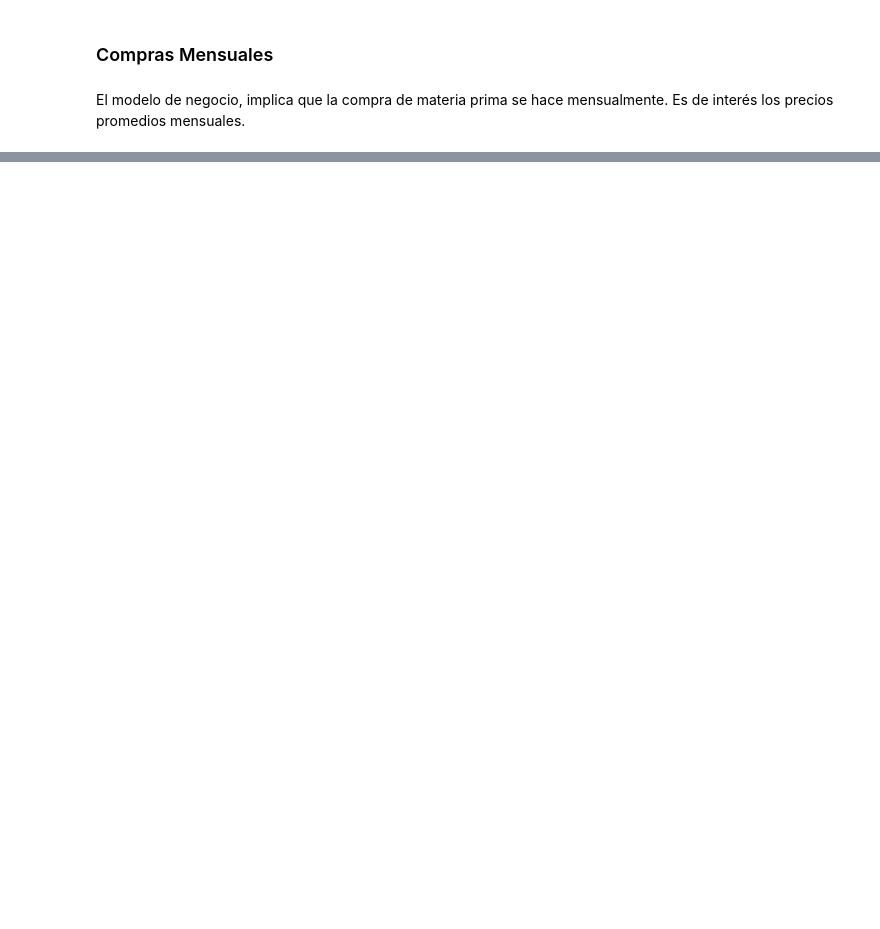
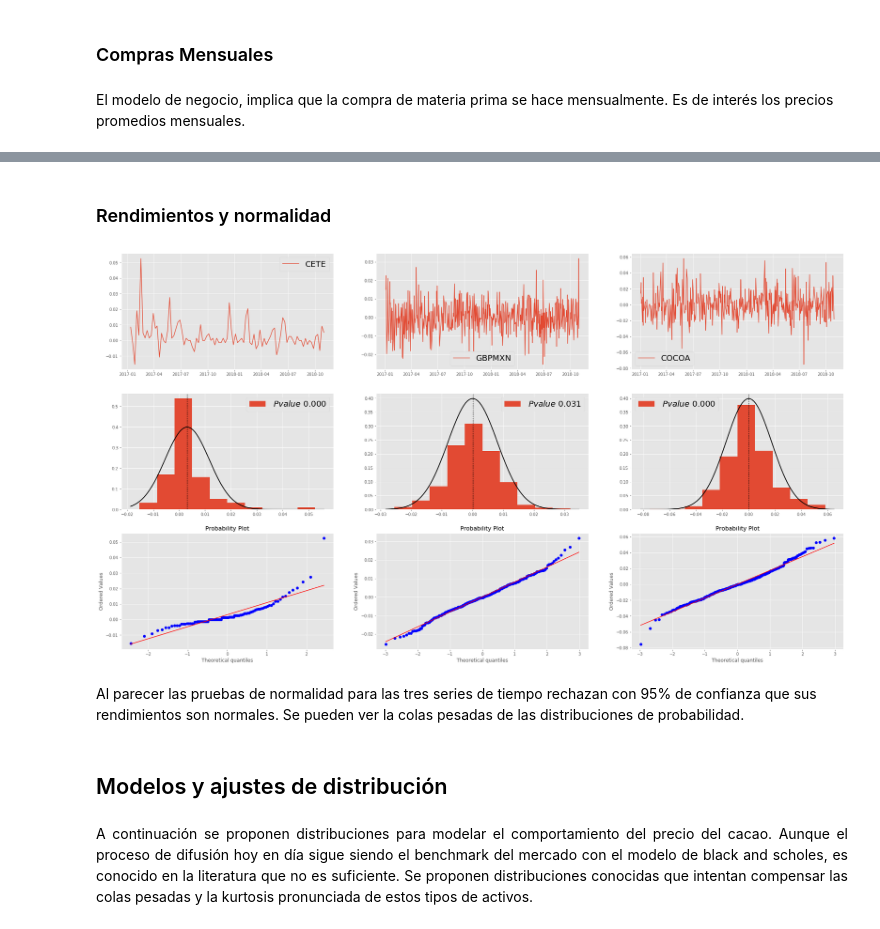
Before and after one commit to CAGS295/proyecto_modulo2, a Jupyter notebook: Proyecto_SandovalC.ipynb, the cells around one changed output, grey strips where cells are left out. Saved outputs shown, nothing was run; the diff lists cells and outputs as text; code cells hidden in the pictures; blank space fills up the shorter version.

```diff
--- a/Proyecto_SandovalC.ipynb
+++ b/Proyecto_SandovalC.ipynb
@@ -230,0 +223,31 @@ for i,v in zip([131,132,133],[CETE,GBPMXN,COCOA]):
+# %% [markdown]
+### Rendimientos y normalidad
+# %%
+plt.figure(figsize=(32,18))
+for i,v in zip([331,332,333],[CETE,GBPMXN,COCOA]):
+    plt.subplot(i)
+    a = v.pct_change(1)[1:]
+    plt.plot(a,label=a.columns[0])
+    plt.legend(prop={'size': 20})
+    plt.subplot(i+3)
+    test = np.array(a.values)
+    tt=(test-test.mean())/test.std(ddof=1)
+    plt.hist(a.values,label='$\,Pvalue$ %.3f'%(st.shapiro(tt)[1]),weights=np.ones(len(a))/len(a))
+    plt.legend(prop={'size': 20})
+    xmin, xmax = plt.xlim()
+    x = np.linspace(xmin, xmax, 100)
+    par = st.norm.fit(a)
+    pr = st.norm.pdf((x-par[0])/par[1])
+    plt.plot(x, pr, 'k', linewidth=2)
+    plt.axvline(par[0],linestyle='dashed',color='k',linewidth=1)
+    plt.subplot(i+6)
+    st.probplot(a.iloc[:,0], dist="norm", plot=plt)
+# %% [output]
+[figure, added]
+# %% [markdown]
+Al parecer las pruebas de normalidad para las tres series de tiempo rechazan con 95% de confianza que sus rendimientos son normales. Se pueden ver la colas pesadas de las distribuciones de probabilidad.
+# %% [markdown]
+## Modelos y ajustes de distribución
+# %% [markdown]
+<p style="text-align: justify">
+A continuación se proponen distribuciones para modelar el comportamiento del precio del cacao. Aunque el proceso de difusión hoy en día sigue siendo el benchmark del mercado con el modelo de black and scholes, es conocido en la literatura que no es suficiente. Se proponen distribuciones conocidas que intentan compensar las colas pesadas y la kurtosis pronunciada de estos tipos de activos.
```
Also changed, not shown: parts of 80 cells of this notebook.
